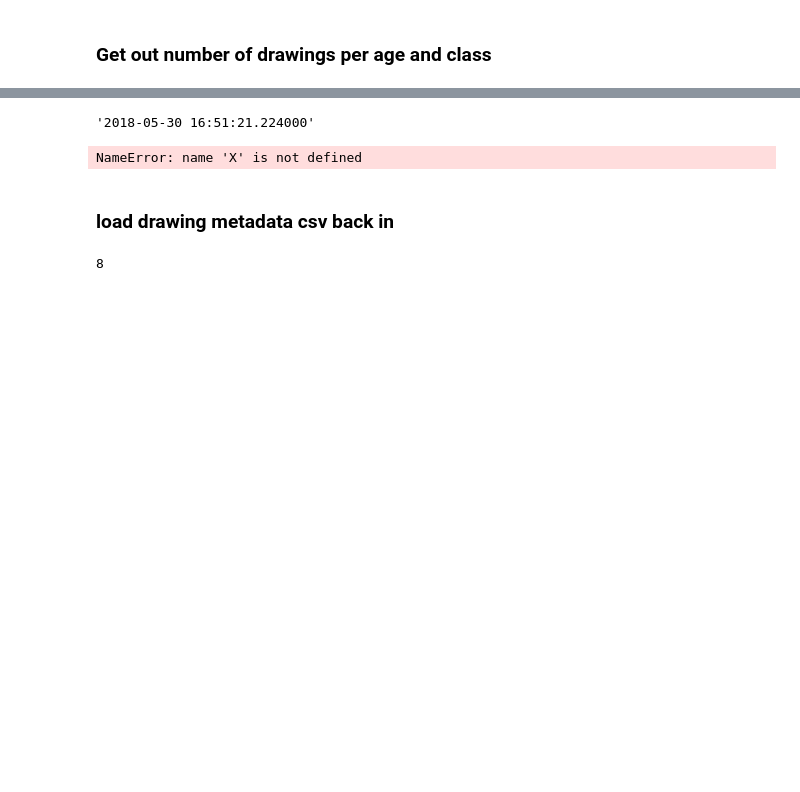
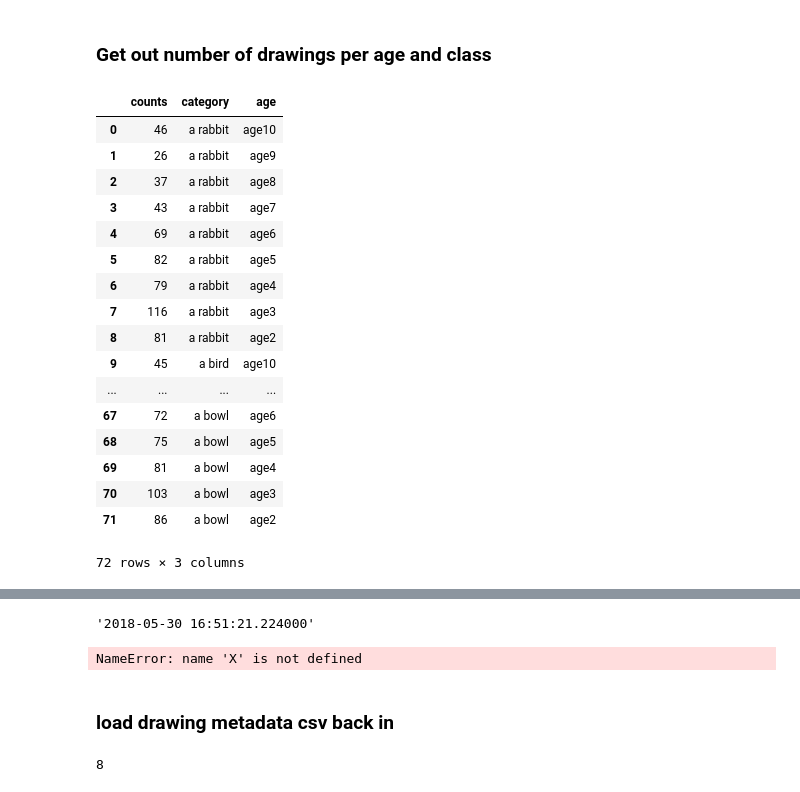
Before and after one commit to brialorelle/kiddraw, a Jupyter notebook: analysis/museumstation/python/preprocess_museumstation.ipynb, the cells around one changed output, grey strips where cells are left out. Drawn from its saved outputs; the diff is of its cells as text; code cells hidden in the pictures; blank space fills up the shorter version.

```diff
--- a/analysis/museumstation/python/preprocess_museumstation.ipynb
+++ b/analysis/museumstation/python/preprocess_museumstation.ipynb
@@ -127,0 +143,21 @@ for thiscat in categories:
+# %%
+C
+# %% [output]
+|  | counts | category | age |
+| 0 | 46 | a rabbit | age10 |
+| 1 | 26 | a rabbit | age9 |
+| 2 | 37 | a rabbit | age8 |
+| 3 | 43 | a rabbit | age7 |
+| 4 | 69 | a rabbit | age6 |
+| 5 | 82 | a rabbit | age5 |
+| 6 | 79 | a rabbit | age4 |
+| 7 | 116 | a rabbit | age3 |
+| 8 | 81 | a rabbit | age2 |
+| 9 | 45 | a bird | age10 |
+| ... | ... | ... | ... |
+| 67 | 72 | a bowl | age6 |
+| 68 | 75 | a bowl | age5 |
+| 69 | 81 | a bowl | age4 |
+| 70 | 103 | a bowl | age3 |
+| 71 | 86 | a bowl | age2 |
+72 rows × 3 columns
```
Also changed, not shown: parts of 17 cells of this notebook.
